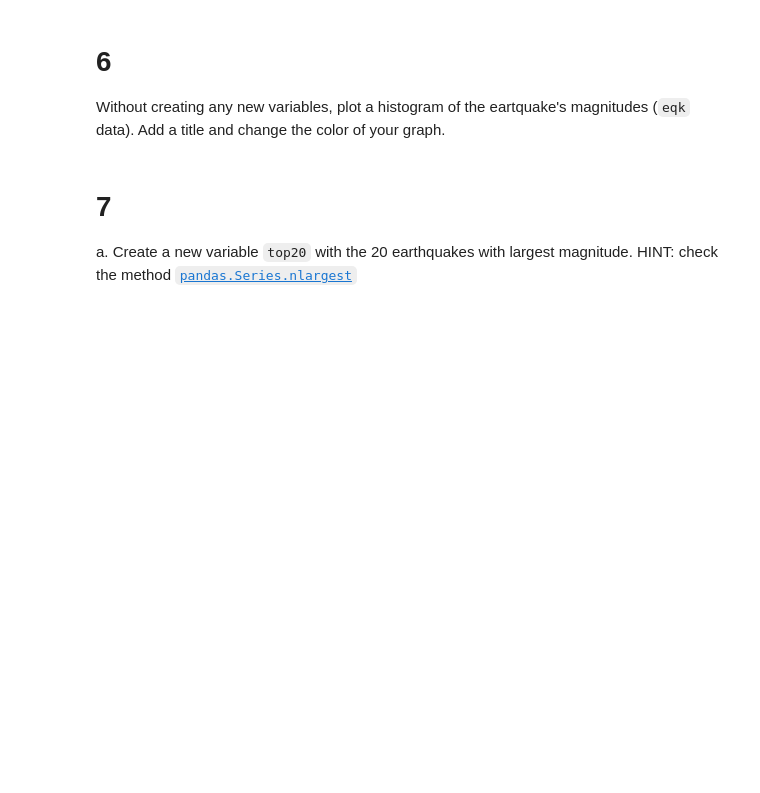
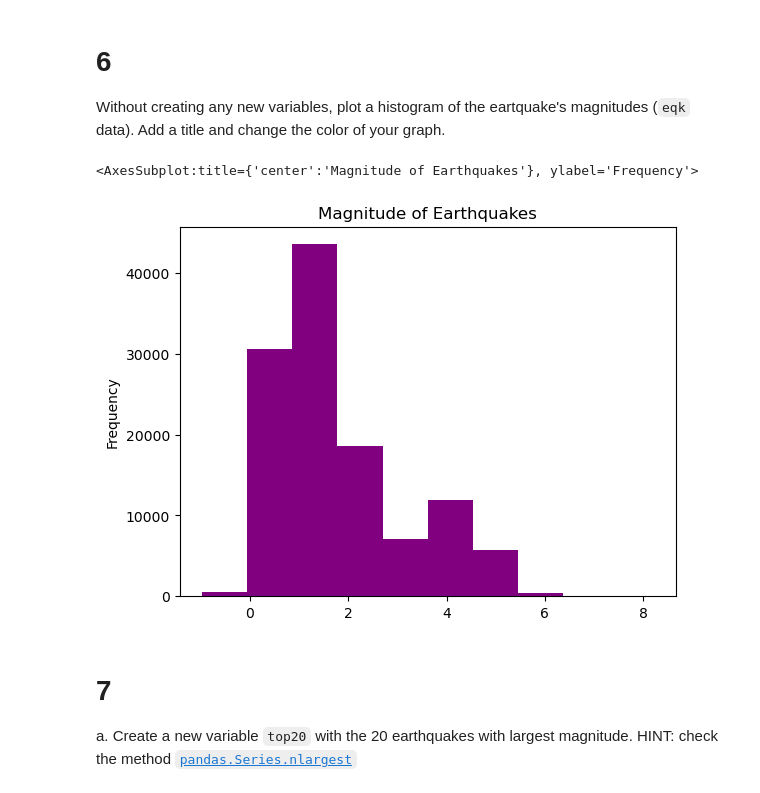
Before and after one commit to egp4aq/eds220-hwk1, a Jupyter notebook: hwk1-task3-earthquakes.ipynb, the cells around one changed output. Cells and saved outputs as stored; diff of their text form; code cells hidden in the pictures; blank space fills up the shorter version.

Commit message:
created first graph

```diff
--- a/hwk1-task3-earthquakes.ipynb
+++ b/hwk1-task3-earthquakes.ipynb
@@ -168,6 +168,15 @@ print(omitted_events)
 
 # 6
 Without creating any new variables, plot a histogram of the eartquake's magnitudes (`eqk` data). Add a title and change the color of your graph.
+# %%
+eqk['mag'].plot(kind = "hist",
+               title = "Magnitude of Earthquakes",
+               xlabel = "Magnitude",
+               ylabel = "Count",
+               color = "purple")
+# %% [output]
+<AxesSubplot:title={'center':'Magnitude of Earthquakes'}, ylabel='Frequency'>
+[figure, added]
 # %% [markdown]
 <!-- END QUESTION -->
 
```
Also changed, not shown: parts of 7 cells of this notebook.
